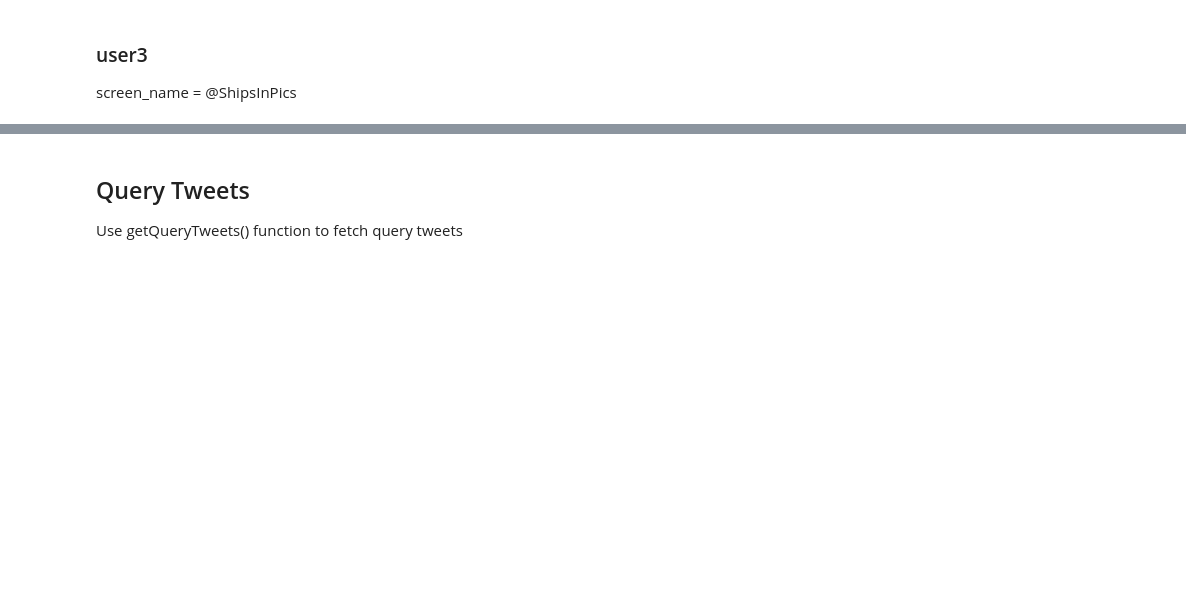
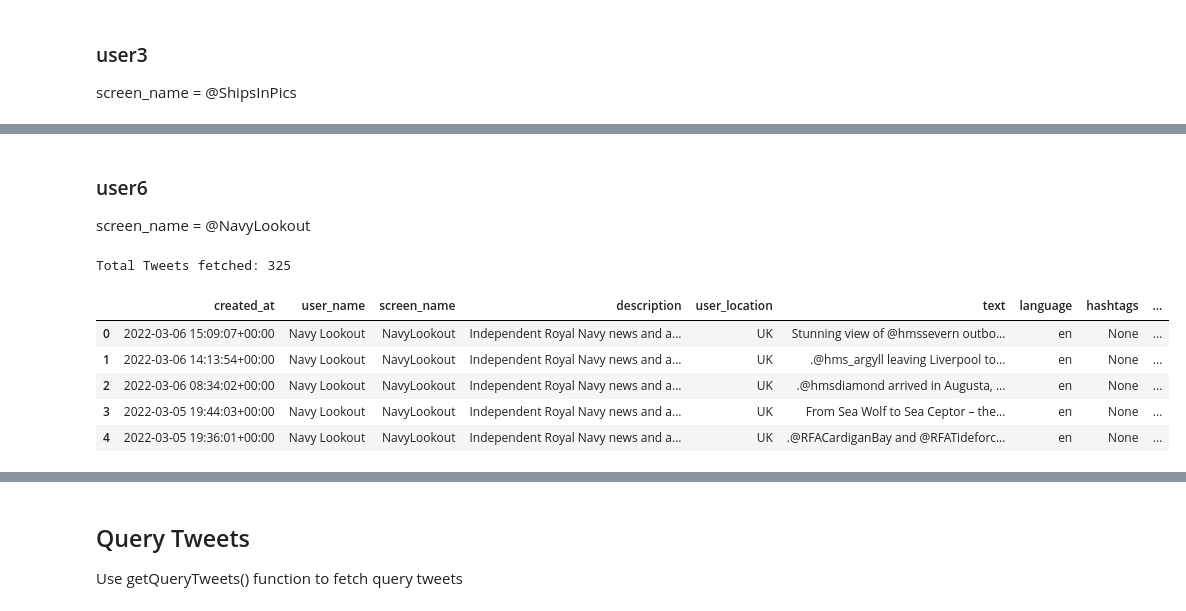
Before and after one commit to EloiseX/Business-Prcticum, a Jupyter notebook: data_processing/image_scraping.ipynb, the cells around one changed output, grey strips where cells are left out. Cells and saved outputs as stored; diff of their text form; code cells hidden in the pictures; blank space fills up the shorter version.

```diff
--- a/data_processing/image_scraping.ipynb
+++ b/data_processing/image_scraping.ipynb
@@ -178,0 +225,20 @@ user3.to_csv('C:/Users/tivon/projects/twitter_project/data/user_tweets_shipsinpi
+# %% [markdown]
+### user6
+screen_name = @NavyLookout
+# %%
+# Use getUserTweets function (screen_name = 'NavyLookout', count = 1000)
+user6 = getUserTweets('NavyLookout', 1000)
+
+# show total number of tweets
+print("Total Tweets fetched:", len(user6))
+
+# show the dataframe
+user6.head()
+# %% [output]
+Total Tweets fetched: 325
+|  | created_at | user_name | screen_name | description | user_location | text | language | hashtags | ... |
+| 0 | 2022-03-06 15:09:07+00:00 | Navy Lookout | NavyLookout | Independent Royal Navy news and a... | UK | Stunning view of @hmssevern outbo... | en | None | ... |
+| 1 | 2022-03-06 14:13:54+00:00 | Navy Lookout | NavyLookout | Independent Royal Navy news and a... | UK | .@hms_argyll leaving Liverpool to... | en | None | ... |
+| 2 | 2022-03-06 08:34:02+00:00 | Navy Lookout | NavyLookout | Independent Royal Navy news and a... | UK | .@hmsdiamond arrived in Augusta, ... | en | None | ... |
+| 3 | 2022-03-05 19:44:03+00:00 | Navy Lookout | NavyLookout | Independent Royal Navy news and a... | UK | From Sea Wolf to Sea Ceptor – the... | en | None | ... |
+| 4 | 2022-03-05 19:36:01+00:00 | Navy Lookout | NavyLookout | Independent Royal Navy news and a... | UK | .@RFACardiganBay and @RFATideforc... | en | None | ... |
```
Also changed, not shown: parts of 19 cells of this notebook, 7 other files.
